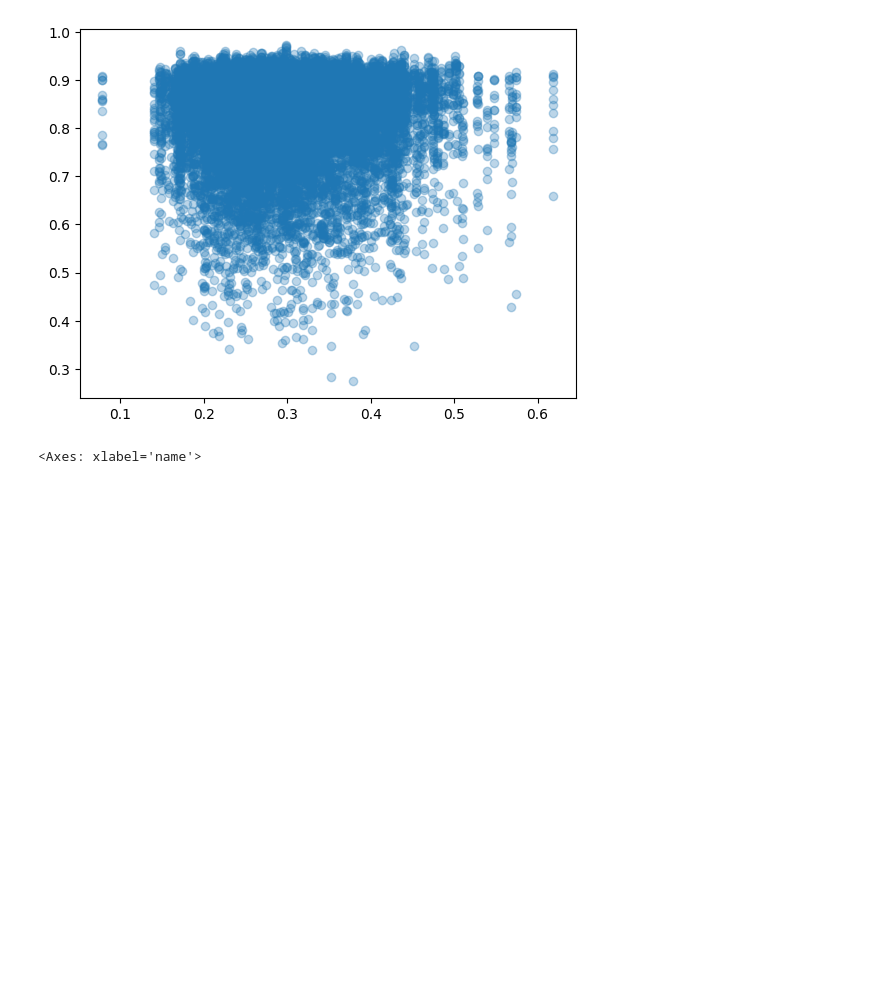
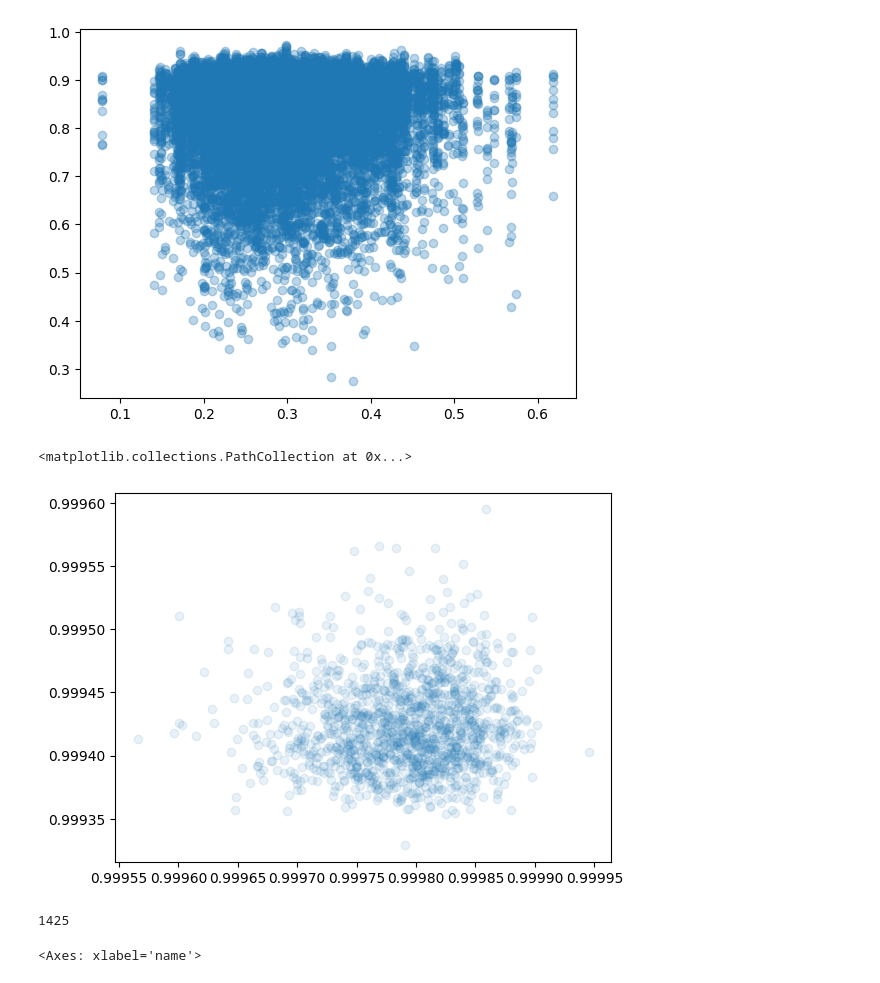
Before and after one commit to dmarx/whats-in-a-name, a Jupyter notebook: gpt-diversity-sample.ipynb, the cells around one changed output. Drawn from its saved outputs; the diff is of its cells as text; code cells hidden in the pictures; blank space fills up the shorter version.

Commit message:
DIV vs centroid similarity

```diff
--- a/gpt-diversity-sample.ipynb
+++ b/gpt-diversity-sample.ipynb
@@ -353,9 +353,20 @@ plt.show()
 # %% [output]
 [figure]
 # %%
-arr = df_clip['similarity@12'].values
-arr.sort()
-plt.plot(arr[::-1])
+#q_div = 1 - df_clip['DIV@12'].rank() / len(df_clip)
+#q_sim = df_clip['similarity@12'].rank() / len(df_clip)
+#plt.scatter(q_div, q_sim, alpha=0.1) # uh, yikes?
+df_names_grouped = df_clip.groupby('name')
+q_div = 1 - df_names_grouped['DIV@12'].mean() / len(df_names_grouped)
+q_sim = 1-df_names_grouped['similarity@12'].mean() / len(df_names_grouped)
+plt.scatter(q_div, q_sim, alpha=0.1)
+# %% [output]
+<matplotlib.collections.PathCollection at 0x...>
+[figure, added]
+# %%
+len(q_div)
+# %% [output]
+1425
 # %%
 # q=.1
 # thresholded_scores = Counter()
```
